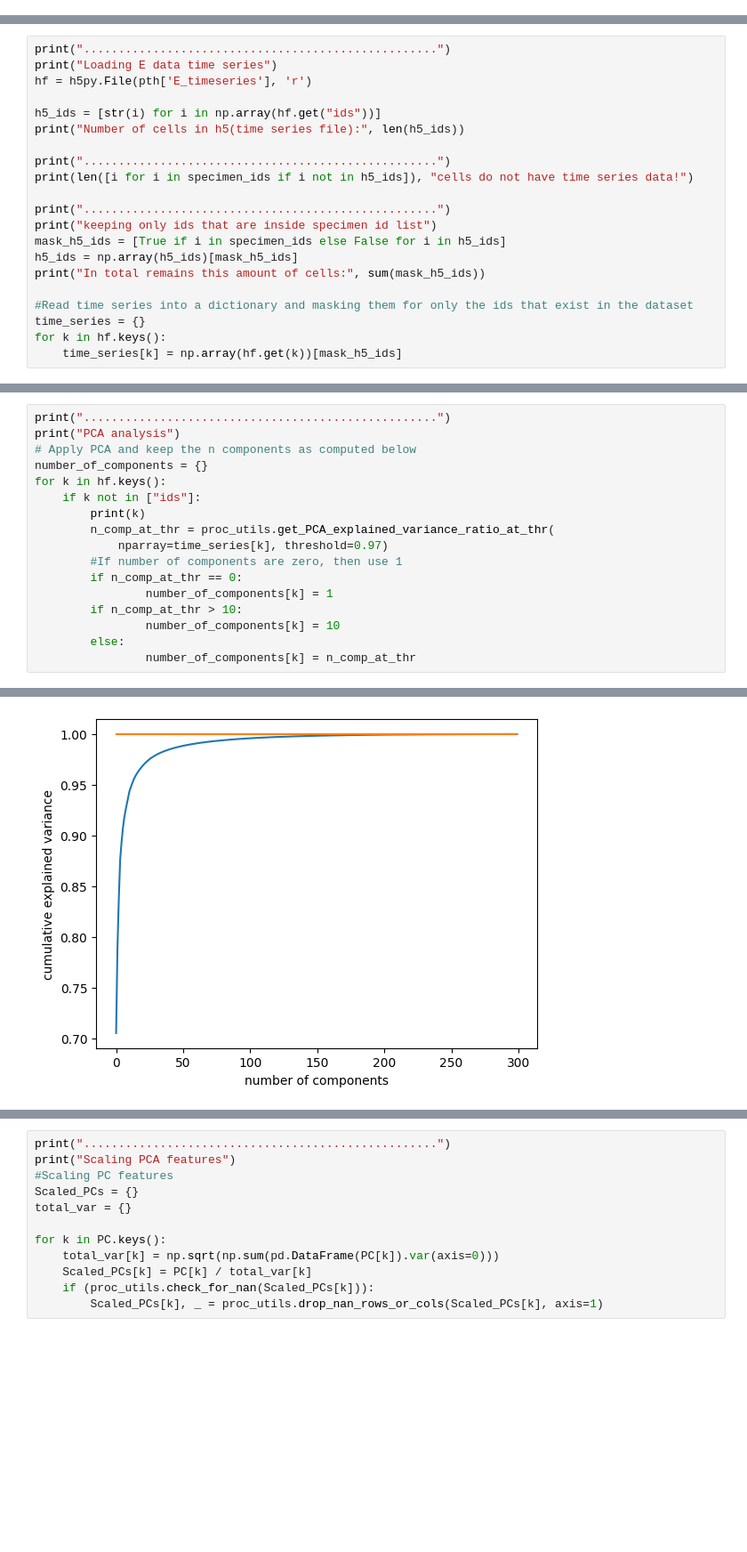
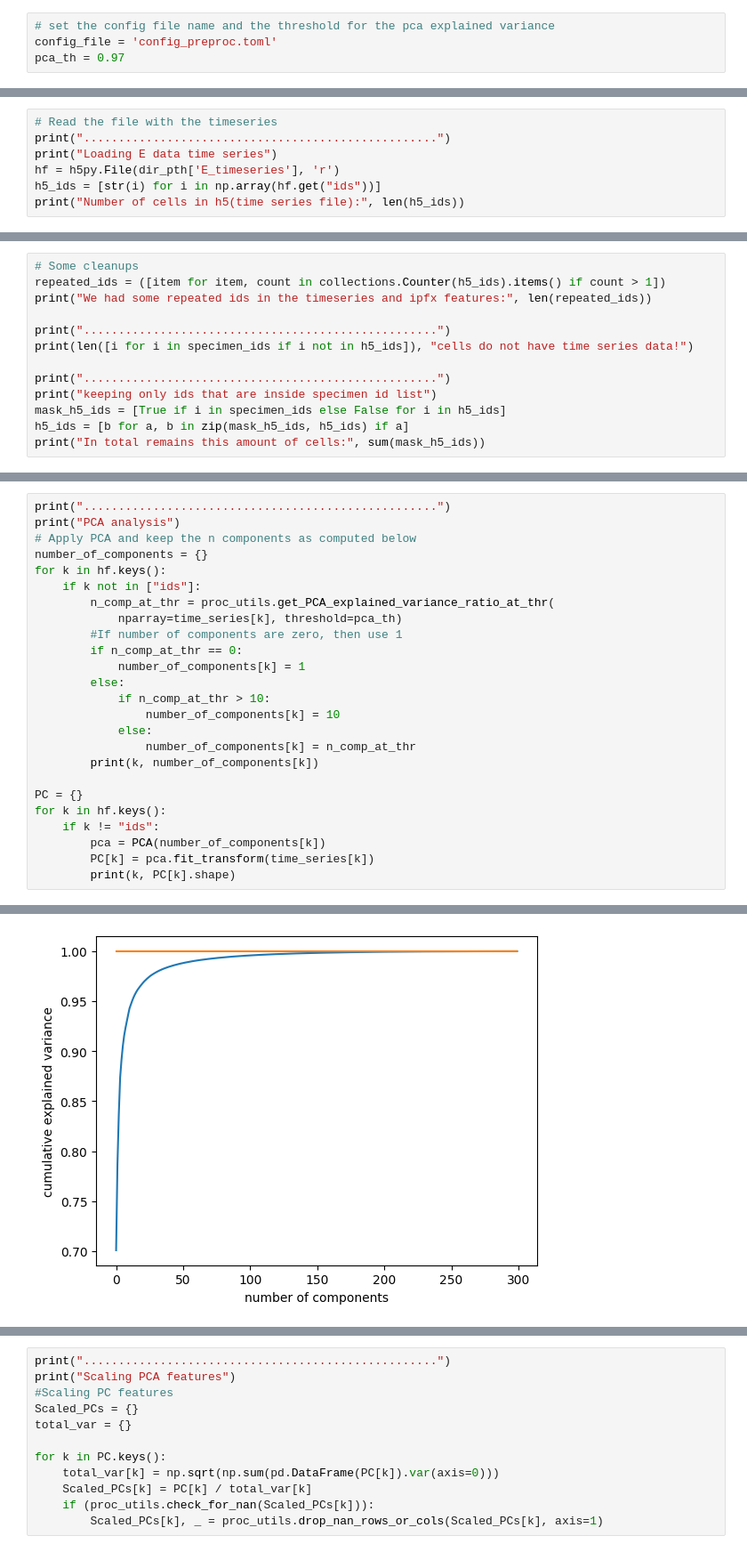
Before and after one commit to AllenInstitute/cplAE_MET, a Jupyter notebook: notebooks/01_data_proc_E.ipynb, the cells around one changed output, grey strips where cells are left out. Shown at 89% size. Saved outputs shown, nothing was run; the diff lists cells and outputs as text; blank space fills up the shorter version.

```diff
--- a/notebooks/01_data_proc_E.ipynb
+++ b/notebooks/01_data_proc_E.ipynb
@@ -24,0 +14,4 @@ dict_keys(['package_dir', 'data_dir', 'specimen_ids_file', 'gene_file', 't_data_
+# %%
+# set the config file name and the threshold for the pca explained variance
+config_file = 'config_preproc.toml'
+pca_th = 0.97
@@ -32,0 +41,7 @@ There are 8643 sample_ids in the dataset
+# %%
+# Read the file with the timeseries
+print("...................................................")
+print("Loading E data time series")
+hf = h5py.File(dir_pth['E_timeseries'], 'r')
+h5_ids = [str(i) for i in np.array(hf.get("ids"))]
+print("Number of cells in h5(time series file):", len(h5_ids))
@@ -33,10 +52,7 @@ There are 8643 sample_ids in the dataset
 # %%
-print("...................................................")
-print("Loading E data time series")
-hf = h5py.File(pth['E_timeseries'], 'r')
-
-h5_ids = [str(i) for i in np.array(hf.get("ids"))]
-print("Number of cells in h5(time series file):", len(h5_ids))
+# Some cleanups
+repeated_ids = ([item for item, count in collections.Counter(h5_ids).items() if count > 1])
+print("We had some repeated ids in the timeseries and ipfx features:", len(repeated_ids))
 
 print("...................................................")
 print(len([i for i in specimen_ids if i not in h5_ids]), "cells do not have time series data!")
@@ -44,11 +60,6 @@ print(len([i for i in specimen_ids if i not in h5_ids]), "cells do not have time
 print("...................................................")
 print("keeping only ids that are inside specimen id list")
 mask_h5_ids = [True if i in specimen_ids else False for i in h5_ids]
-h5_ids = np.array(h5_ids)[mask_h5_ids]
+h5_ids = [b for a, b in zip(mask_h5_ids, h5_ids) if a]
 print("In total remains this amount of cells:", sum(mask_h5_ids))
-
-#Read time series into a dictionary and masking them for only the ids that exist in the dataset
-time_series = {}
-for k in hf.keys():
-    time_series[k] = np.array(hf.get(k))[mask_h5_ids]
 # %% [output]
@@ -127,16 +101,24 @@ print("PCA analysis")
 number_of_components = {}
 for k in hf.keys():
     if k not in ["ids"]:
-        print(k)
         n_comp_at_thr = proc_utils.get_PCA_explained_variance_ratio_at_thr(
-            nparray=time_series[k], threshold=0.97)
+            nparray=time_series[k], threshold=pca_th)
         #If number of components are zero, then use 1
         if n_comp_at_thr == 0:
-                number_of_components[k] = 1
-        if n_comp_at_thr > 10:
+            number_of_components[k] = 1
+        else:
+            if n_comp_at_thr > 10:
                 number_of_components[k] = 10
-        else:
+            else:
                 number_of_components[k] = n_comp_at_thr
+        print(k, number_of_components[k])
+
+PC = {}
+for k in hf.keys():
+    if k != "ids":
+        pca = PCA(number_of_components[k])
+        PC[k] = pca.fit_transform(time_series[k])
+        print(k, PC[k].shape)
 # %% [output]
 ...................................................
 PCA analysis
@@ -148 +129 @@ inst_freq
-[figure, old version]
+[figure, new version]
```
Also changed, not shown: parts of 41 cells of this notebook, 15 other files.
